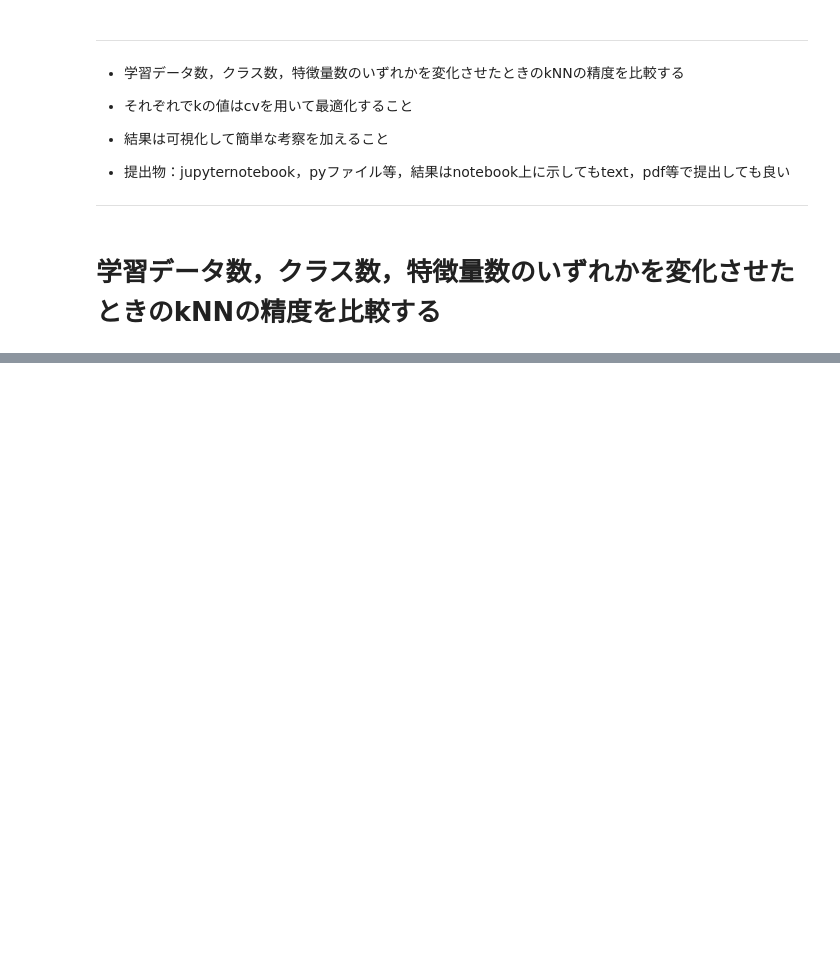
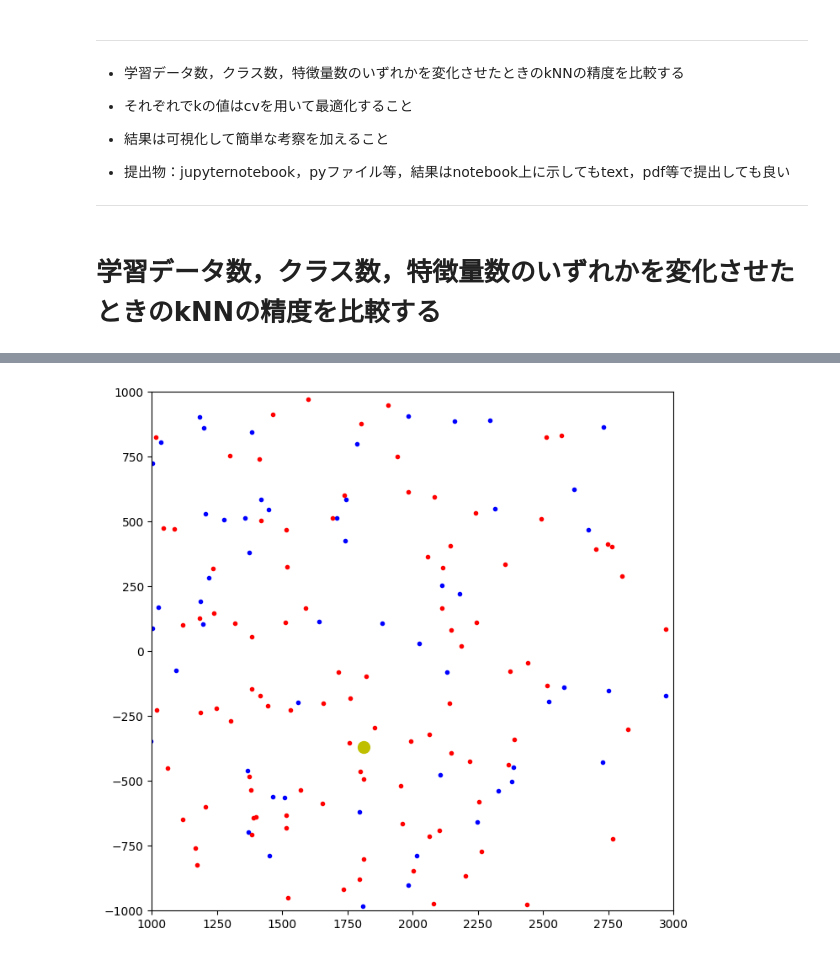
Before and after one commit to souldrive7/ECP, a Jupyter notebook: 教師あり学習課題‗村松先生.ipynb, the cells around one changed output, grey strips where cells are left out. Saved outputs shown, nothing was run; the diff lists cells and outputs as text; code cells hidden in the pictures; blank space fills up the shorter version.

```diff
--- a/教師あり学習課題‗村松先生.ipynb
+++ b/教師あり学習課題‗村松先生.ipynb
@@ -408,0 +135,6 @@ weighted avg       0.68      0.68      0.68       200
+# %%
+ax.set_xlim(1000,3000)
+ax.set_ylim(-1000,1000)
+fig
+# %% [output]
+[figure, added]
```
Also changed, not shown: parts of 45 cells of this notebook.
